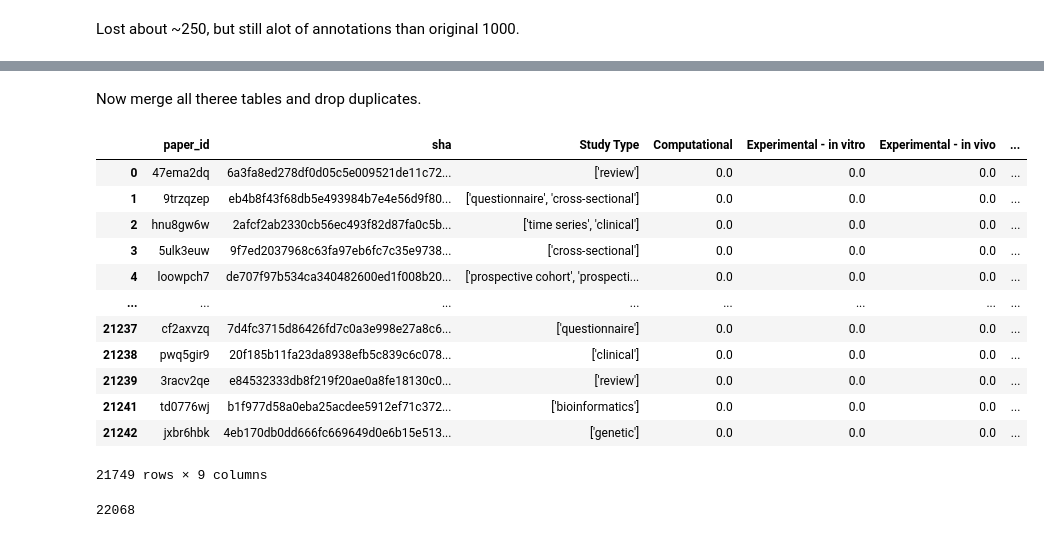
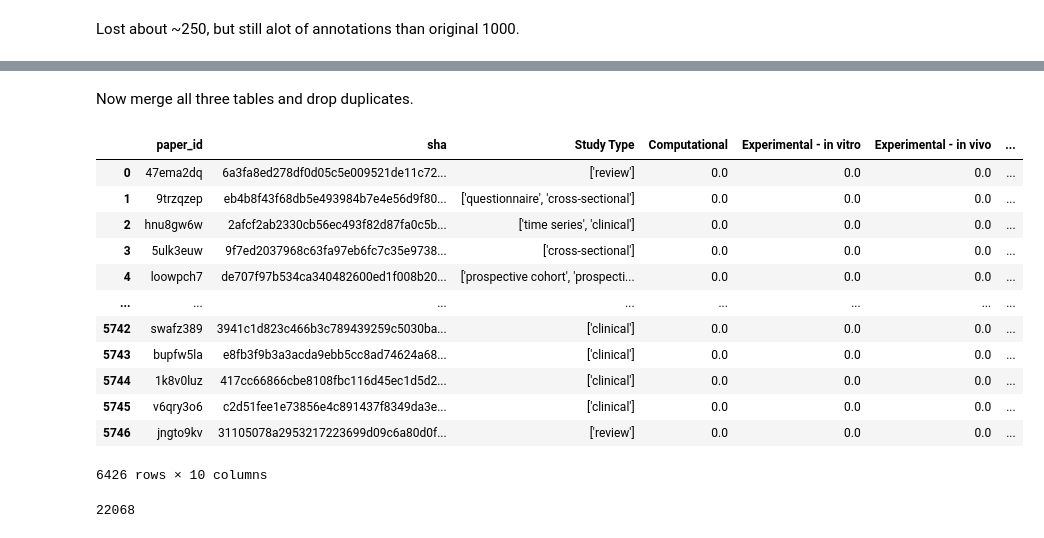
Before and after one commit to mindyng/Covid19, a Jupyter notebook: StudyTypeAnnotations.ipynb, the cells around one changed output, grey strips where cells are left out. Saved outputs shown, nothing was run; the diff lists cells and outputs as text; code cells hidden in the pictures.

```diff
--- a/StudyTypeAnnotations.ipynb
+++ b/StudyTypeAnnotations.ipynb
@@ -693,6 +619,0 @@ Yes, all values in cw_merge labels are now between 0 and 1.0.
-# %%
-cw_merge.iloc[:,3:].sum()
-total2 = []
-for i in range(0,6):
-    total2.append(cw_merge.iloc[:,3:].sum()[i])
-sum(total2)
@@ -870,7 +787,7 @@ Clinical-interventional                    278.0
 dtype: float64
 # %%
 total3 = []
-for i in range(0,6):
+for i in range(0,7):
     total3.append(pm_merge.iloc[:,3:].sum()[i])
 sum(total3)
 # %% [output]
@@ -1028,6 +957,6 @@ Lost about ~250, but still alot of annotations than original 1000.
 # %%
 #add blank columns to equal kg_merge/cw_merge columns
-c = {'Computational': 0, 'Experimental - in vitro': 0, 'Experimental - in vivo': 0}
+c = {'Computational': 0, 'Experimental - in vitro': 0, 'Experimental - in vivo': 0, 'Review' : 0}
 pm_merge = pm_merge.assign(**c)
 pm_merge
 # %% [output]
@@ -1066,20 +995,24 @@ pm_merge
 # %% [markdown]
-Now merge all theree tables and drop duplicates.
+Now merge all three tables and drop duplicates.
+# %%
+kg_merge2 = kg_merge.drop(columns = ['Other'])
+cw_merge2 = cw_merge.drop(columns = ['Other'])
+pm_merge2 = pm_merge.drop(columns = ['Other'])
 # %%
-pdList = [kg_merge, cw_merge, pm_merge]
-StudyTypeAnnotations =  pd.concat(pdList).drop_duplicates()
-StudyTypeAnnotations
+pdList = [kg_merge2, cw_merge2, pm_merge2]
+StudyTypeAnnotations2 =  pd.concat(pdList).drop_duplicates()
+StudyTypeAnnotations2
 # %% [output]
 |  | paper_id | sha | Study Type | Computational | Experimental - in vitro | Experimental - in vivo | ... |
 | 0 | 47ema2dq | 6a3fa8ed278df0d05c5e009521de11c72... | ['review'] | 0.0 | 0.0 | 0.0 | ... |
 | 1 | 9trzqzep | eb4b8f43f68db5e493984b7e4e56d9f80... | ['questionnaire', 'cross-sectional'] | 0.0 | 0.0 | 0.0 | ... |
 | 2 | hnu8gw6w | 2afcf2ab2330cb56ec493f82d87fa0c5b... | ['time series', 'clinical'] | 0.0 | 0.0 | 0.0 | ... |
 | 3 | 5ulk3euw | 9f7ed2037968c63fa97eb6fc7c35e9738... | ['cross-sectional'] | 0.0 | 0.0 | 0.0 | ... |
 | 4 | loowpch7 | de707f97b534ca340482600ed1f008b20... | ['prospective cohort', 'prospecti... | 0.0 | 0.0 | 0.0 | ... |
 | ... | ... | ... | ... | ... | ... | ... | ... |
-| 21237 | cf2axvzq | 7d4fc3715d86426fd7c0a3e998e27a8c6... | ['questionnaire'] | 0.0 | 0.0 | 0.0 | ... |
-| 21238 | pwq5gir9 | 20f185b11fa23da8938efb5c839c6c078... | ['clinical'] | 0.0 | 0.0 | 0.0 | ... |
-| 21239 | 3racv2qe | e84532333db8f219f20ae0a8fe18130c0... | ['review'] | 0.0 | 0.0 | 0.0 | ... |
-| 21241 | td0776wj | b1f977d58a0eba25acdee5912ef71c372... | ['bioinformatics'] | 0.0 | 0.0 | 0.0 | ... |
-| 21242 | jxbr6hbk | 4eb170db0dd666fc669649d0e6b15e513... | ['genetic'] | 0.0 | 0.0 | 0.0 | ... |
+| 5742 | swafz389 | 3941c1d823c466b3c789439259c5030ba... | ['clinical'] | 0.0 | 0.0 | 0.0 | ... |
+| 5743 | bupfw5la | e8fb3f9b3a3acda9ebb5cc8ad74624a68... | ['clinical'] | 0.0 | 0.0 | 0.0 | ... |
+| 5744 | 1k8v0luz | 417cc66866cbe8108fbc116d45ec1d5d2... | ['clinical'] | 0.0 | 0.0 | 0.0 | ... |
+| 5745 | v6qry3o6 | c2d51fee1e73856e4c891437f8349da3e... | ['clinical'] | 0.0 | 0.0 | 0.0 | ... |
+| 5746 | jngto9kv | 31105078a2953217223699d09c6a80d0f... | ['review'] | 0.0 | 0.0 | 0.0 | ... |
-21749 rows × 9 columns
+6426 rows × 10 columns
```
Also changed, not shown: parts of 52 cells of this notebook.
